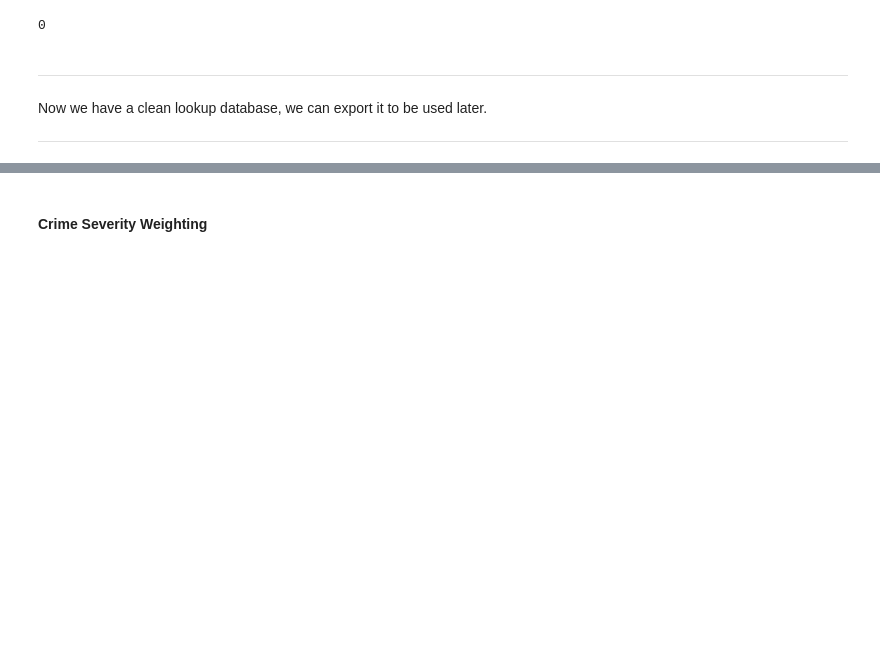
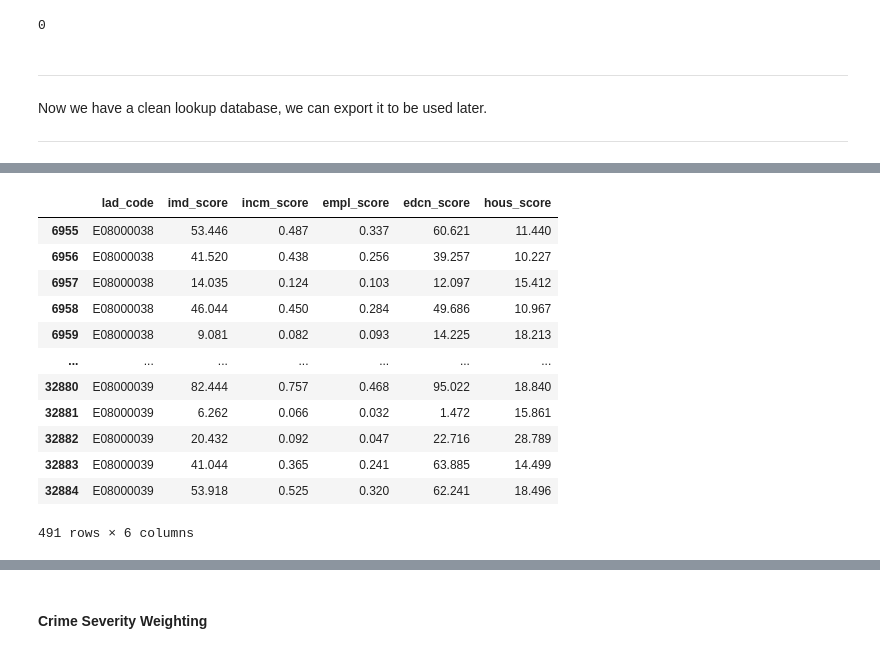
Before and after one commit to SamWilcock2468/Crime-Data-Analysis, a Jupyter notebook: Scripts/CrimeAnalysisPipeline.ipynb, the cells around one changed output, grey strips where cells are left out. Saved outputs shown, nothing was run; the diff lists cells and outputs as text; code cells hidden in the pictures; blank space fills up the shorter version.

Commit message:
Update: Deprivation
Finished the deprivation pipeline.
Exports final product to a csv file.

```diff
--- a/Scripts/CrimeAnalysisPipeline.ipynb
+++ b/Scripts/CrimeAnalysisPipeline.ipynb
@@ -735,0 +769,36 @@ File successfully created: True
+# %%
+# Rename columns
+depr = depr.rename(columns={
+    'Local Authority District code (2024)': 'lad_code',
+    'Index of Multiple Deprivation (IMD) Score': 'imd_score',
+    'Income Score (rate)': 'incm_score',
+    'Employment Score (rate)': 'empl_score',
+    'Education, Skills and Training Score': 'edcn_score',
+    'Barriers to Housing and Services Score': 'hous_score'
+})
+# %%
+# As data comes from before 2025, we need to update the lad_codes for barnsley and sheffield
+
+# Update old Sheffield LAD code to new Sheffield LAD code
+depr.loc[depr['lad_code'] == 'E08000016', 'lad_code'] = 'E08000038'
+
+# Update old Barnsley LAD code to new Barnsley LAD code
+depr.loc[depr['lad_code'] == 'E08000019', 'lad_code'] = 'E08000039'
+
+depr[depr['lad_code'].isin(['E08000038', 'E08000039'])]
+
+# Updated succesfully!
+# %% [output]
+|  | lad_code | imd_score | incm_score | empl_score | edcn_score | hous_score |
+| 6955 | E08000038 | 53.446 | 0.487 | 0.337 | 60.621 | 11.440 |
+| 6956 | E08000038 | 41.520 | 0.438 | 0.256 | 39.257 | 10.227 |
+| 6957 | E08000038 | 14.035 | 0.124 | 0.103 | 12.097 | 15.412 |
+| 6958 | E08000038 | 46.044 | 0.450 | 0.284 | 49.686 | 10.967 |
+| 6959 | E08000038 | 9.081 | 0.082 | 0.093 | 14.225 | 18.213 |
+| ... | ... | ... | ... | ... | ... | ... |
+| 32880 | E08000039 | 82.444 | 0.757 | 0.468 | 95.022 | 18.840 |
+| 32881 | E08000039 | 6.262 | 0.066 | 0.032 | 1.472 | 15.861 |
+| 32882 | E08000039 | 20.432 | 0.092 | 0.047 | 22.716 | 28.789 |
+| 32883 | E08000039 | 41.044 | 0.365 | 0.241 | 63.885 | 14.499 |
+| 32884 | E08000039 | 53.918 | 0.525 | 0.320 | 62.241 | 18.496 |
+491 rows × 6 columns
```
Also changed, not shown: parts of 17 cells of this notebook.
